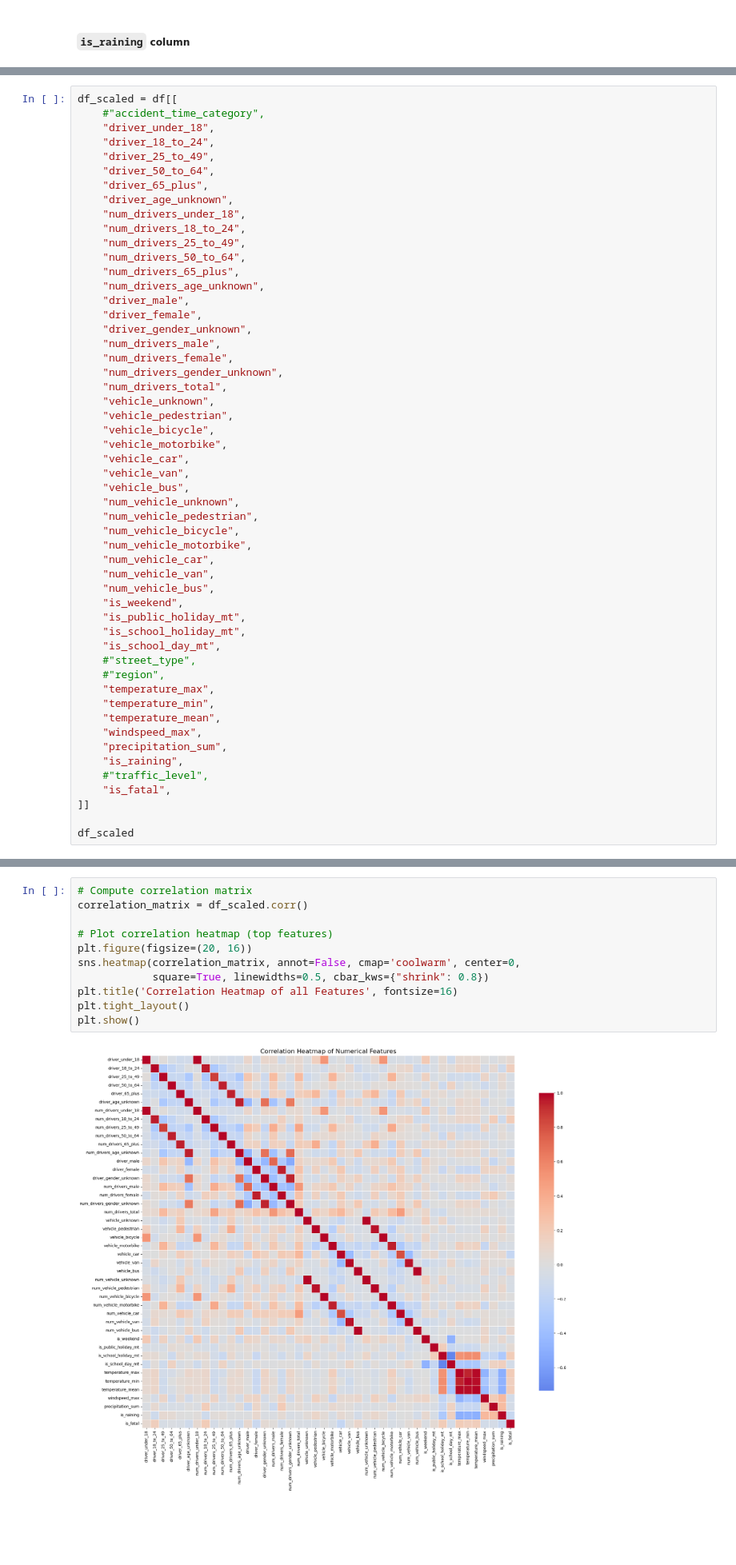
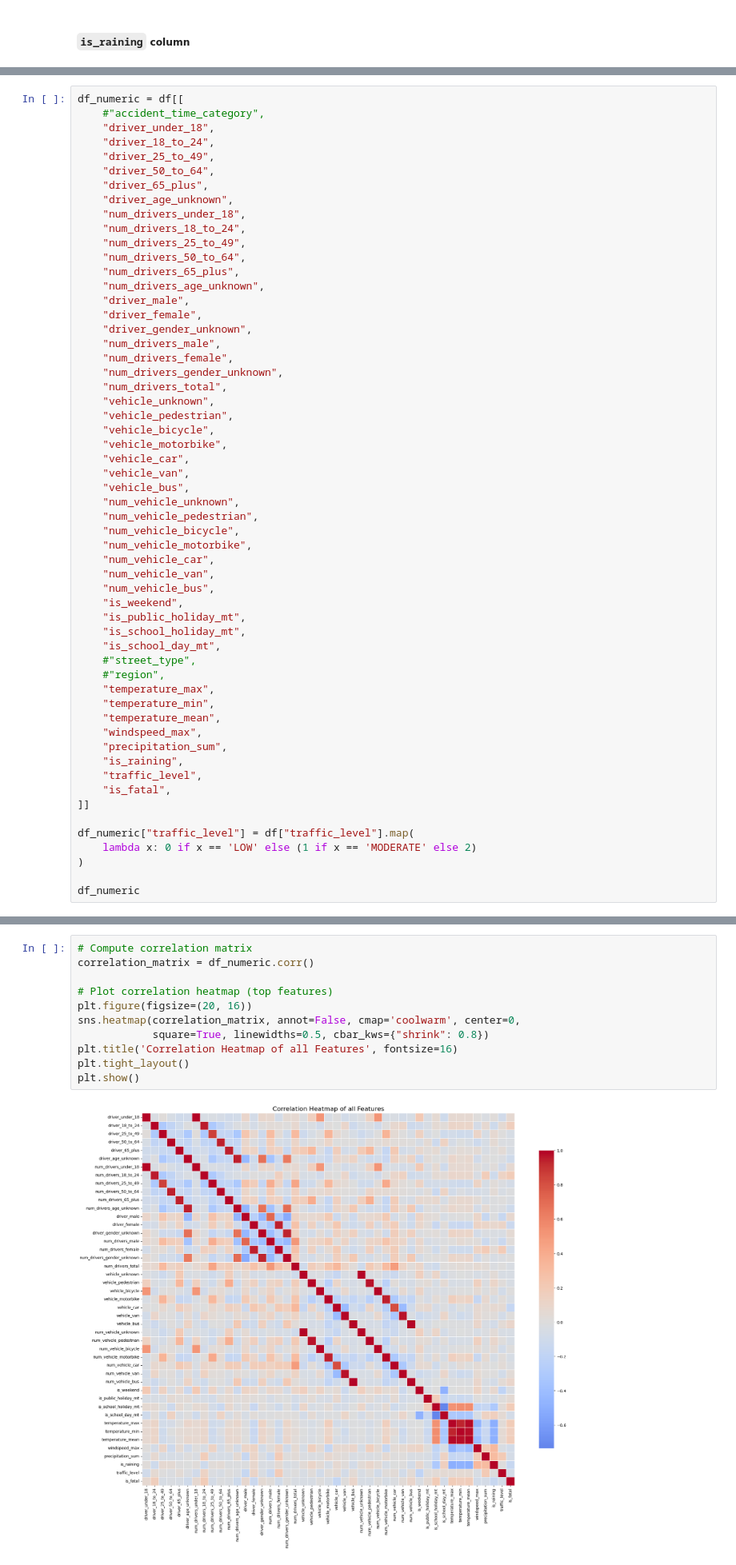
Before and after one commit to michael-vella/ics5110-assignment, a Jupyter notebook: notebooks/individual/michael_vella/svm_implementation.ipynb, the cells around one changed output, grey strips where cells are left out. Shown at 80% size. Drawn from its saved outputs; the diff is of its cells as text; blank space fills up the shorter version.

```diff
--- a/notebooks/individual/michael_vella/svm_implementation.ipynb
+++ b/notebooks/individual/michael_vella/svm_implementation.ipynb
@@ -919,5 +923,5 @@ This could mean either of two things:
 # %%
-df_scaled = df[[
+df_numeric = df[[
     #"accident_time_category",
     "driver_under_18",
     "driver_18_to_24",
@@ -964,11 +968,15 @@ df_scaled = df[[
     "windspeed_max",
     "precipitation_sum",
     "is_raining",
-    #"traffic_level",
+    "traffic_level",
     "is_fatal",
 ]]
 
-df_scaled
+df_numeric["traffic_level"] = df["traffic_level"].map(
+    lambda x: 0 if x == 'LOW' else (1 if x == 'MODERATE' else 2)
+)
+
+df_numeric
 # %% [output]
 |  | driver_under_18 | driver_18_to_24 | driver_25_to_49 | driver_50_to_64 | driver_65_plus | ... |
 | 8 | False | False | False | False | False | ... |
@@ -986,13 +994,13 @@ df_scaled
 # %%
 # Compute correlation matrix
-correlation_matrix = df_scaled.corr()
+correlation_matrix = df_numeric.corr()
 
 # Plot correlation heatmap (top features)
 plt.figure(figsize=(20, 16))
 sns.heatmap(correlation_matrix, annot=False, cmap='coolwarm', center=0,
             square=True, linewidths=0.5, cbar_kws={"shrink": 0.8})
 plt.title('Correlation Heatmap of all Features', fontsize=16)
 plt.tight_layout()
 plt.show()
 # %% [output]
-[figure, old version]
+[figure, new version]
```
Also changed, not shown: parts of 17 cells of this notebook.
